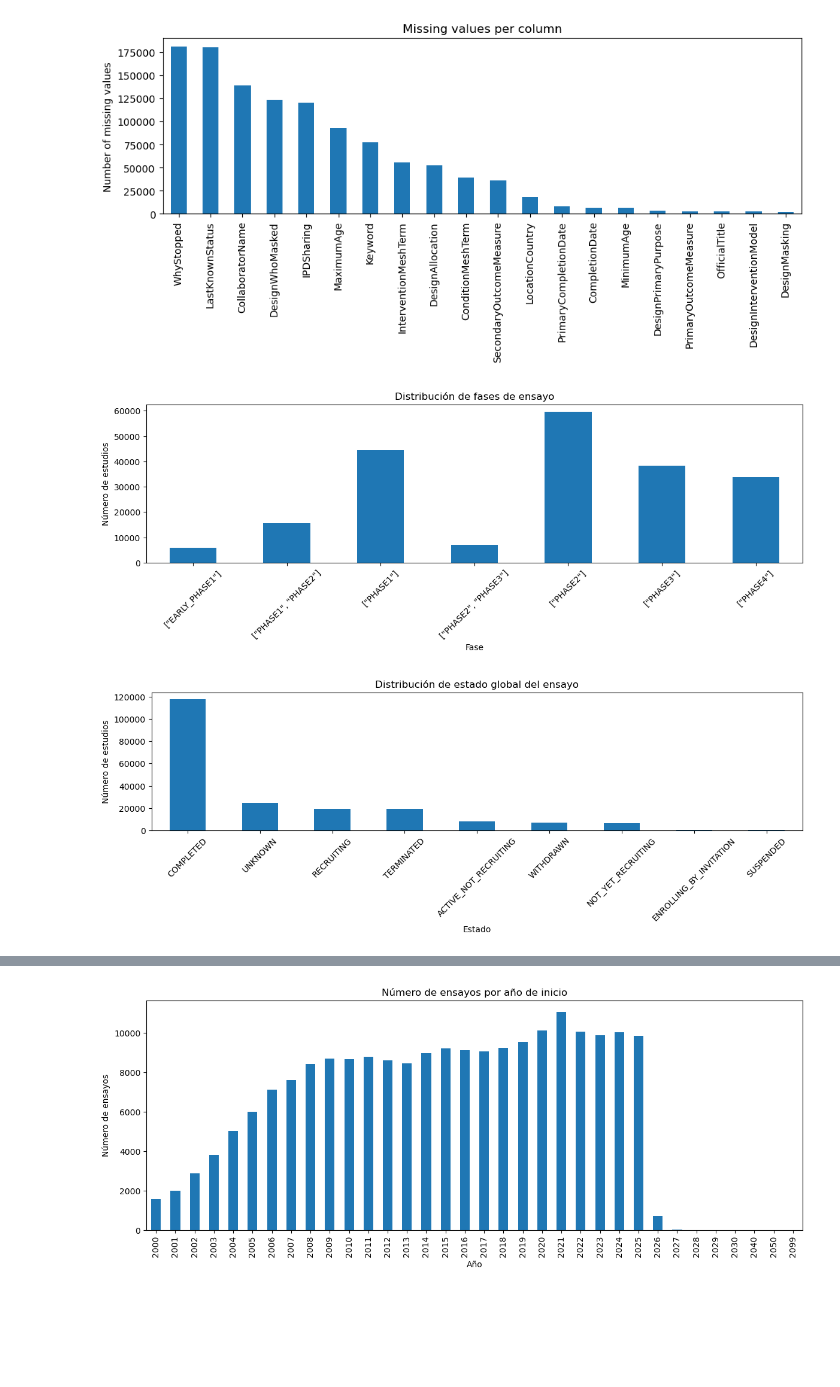
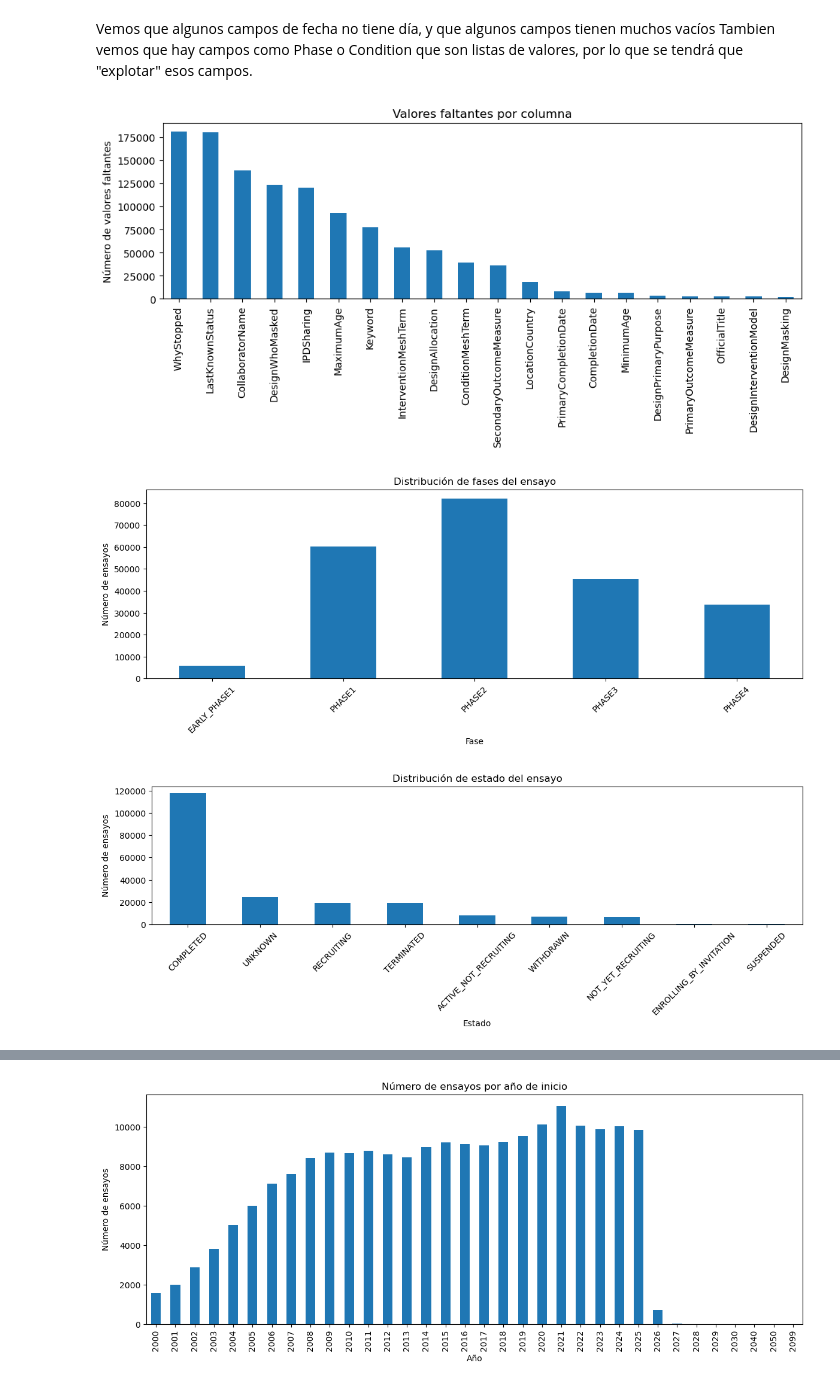
Before and after one commit to miks95/tfm_clinicaltrials, a Jupyter notebook: notebooks/01_eda_clinicaltrials.ipynb, the cells around one changed output, grey strips where cells are left out. Drawn from its saved outputs; the diff is of its cells as text; code cells hidden in the pictures; blank space fills up the shorter version.

```diff
--- a/notebooks/01_eda_clinicaltrials.ipynb
+++ b/notebooks/01_eda_clinicaltrials.ipynb
@@ -11,33 +11,41 @@ Objetivos:
 - Explorar la distribución de variables clave (fase, condición, país, sponsor, etc.).
 - Identificar problemas de calidad de datos relevantes para el modelado posterior.
 # %%
-#import os
 from pathlib import Path
 
 import pandas as pd
-#import numpy as np
 import matplotlib.pyplot as plt
-#import seaborn as sns
+import seaborn as sns
+import time
 
+import ast
 
-# Configuración de gráficos
-#plt.style.use("default")
-#pd.set_option("display.max_columns", 100)
-#sns.set()
+import requests
+
+plt.style.use("default")
+pd.set_option("display.max_columns", None)
 # %%
+# Definimos rutas:
+
 PROJECT_ROOT = Path().resolve().parent
 DATA_CLEAN_DIR = PROJECT_ROOT / "data" / "clean"
 
 CLEAN_FILENAME = "clinicaltrials_clean.csv"
 data_path = DATA_CLEAN_DIR / CLEAN_FILENAME
 
+FIGURES_DIR = PROJECT_ROOT / "reports" / "figures"
+FIGURES_DIR.mkdir(exist_ok=True)
+
+mesh_path = PROJECT_ROOT / "data" / "external" / "d2025.bin"
+mesh_path.parent.mkdir(parents=True, exist_ok=True)
+
 path = Path(data_path)
 if not path.exists():
-    raise FileNotFoundError(f"File not found: {path}")
+    raise FileNotFoundError(f"Archivo no encontrado: {path}")
 
 if path.suffix.lower() == ".csv":
     df = pd.read_csv(path, low_memory = False)
 
 else:
-    raise ValueError(f"Unsupported file extension: {path.suffix}")
+    raise ValueError(f"La extensión del archivo no es correcta (se espera .csv): {path.suffix}")
 # %%
@@ -64,45 +74,55 @@ StartDate                       0
 HasResults                      0
 StudyFirstSubmitDate            0
 dtype: int64
+# %% [markdown]
+Vemos que algunos campos de fecha no tiene día, y que algunos campos tienen muchos vacíos Tambien vemos que hay campos como Phase o Condition que son listas de valores, por lo que se tendrá que "explotar" esos campos.
 # %%
+# Vemos que columnas acumulan mayor número de valores faltantes
+
 missing = df.isna().sum().sort_values(ascending=False)
 missing = missing[missing > 0].head(20)
 
 if missing.empty:
-    print("No missing values found.")
+    print("No hay valores faltantes.")
 
 else:
     plt.figure(figsize=(10, 5))
     missing.plot(kind="bar")
-    plt.title("Missing values per column")
-    plt.ylabel("Number of missing values")
+    plt.title("Valores faltantes por columna")
+    plt.ylabel("Número de valores faltantes")
     plt.tight_layout()
+    plt.savefig(FIGURES_DIR / "distribucion_valores_faltantes.png", dpi=300, bbox_inches="tight")
     plt.show()
 # %% [output]
-[figure, old version]
+[figure, new version]
 # %%
+# A continuación se observa la dsitribución de los ensayos segun su fase o estado:
+
 # Fase del ensayo
 if "Phase" in df.columns:
     plt.figure(figsize=(12, 5))
-    df["Phase"].value_counts(dropna=False).sort_index().plot(kind="bar")
-    plt.title("Distribución de fases de ensayo")
+    phases = (df["Phase"].dropna().apply(lambda x: ast.literal_eval(x) if x.startswith("[") else [x]).explode().str.strip())
+    phases.value_counts(dropna=False).sort_index().plot(kind="bar")
+    plt.title("Distribución de fases del ensayo")
     plt.xlabel("Fase")
-    plt.ylabel("Número de estudios")
+    plt.ylabel("Número de ensayos")
     plt.tight_layout()
     plt.xticks(rotation=45)
+    plt.savefig(FIGURES_DIR / "distribucion_phase.png", dpi=300, bbox_inches="tight")
     plt.show()
 
 # Estado del ensayo
 if "OverallStatus" in df.columns:
     plt.figure(figsize=(12, 5))
     df["OverallStatus"].value_counts(dropna=False).plot(kind="bar")
-    plt.title("Distribución de estado global del ensayo")
+    plt.title("Distribución de estado del ensayo")
     plt.xlabel("Estado")
-    plt.ylabel("Número de estudios")
+    plt.ylabel("Número de ensayos")
     plt.tight_layout()
     plt.xticks(rotation=45)
+    plt.savefig(FIGURES_DIR / "distribucion_overall_status.png", dpi=300, bbox_inches="tight")
     plt.show()
 # %% [output]
-[figure, old version]
+[figure, new version]
-[figure, old version]
+[figure, new version]
 # %%
```
Also changed, not shown: parts of 19 cells of this notebook, 12 other files.
